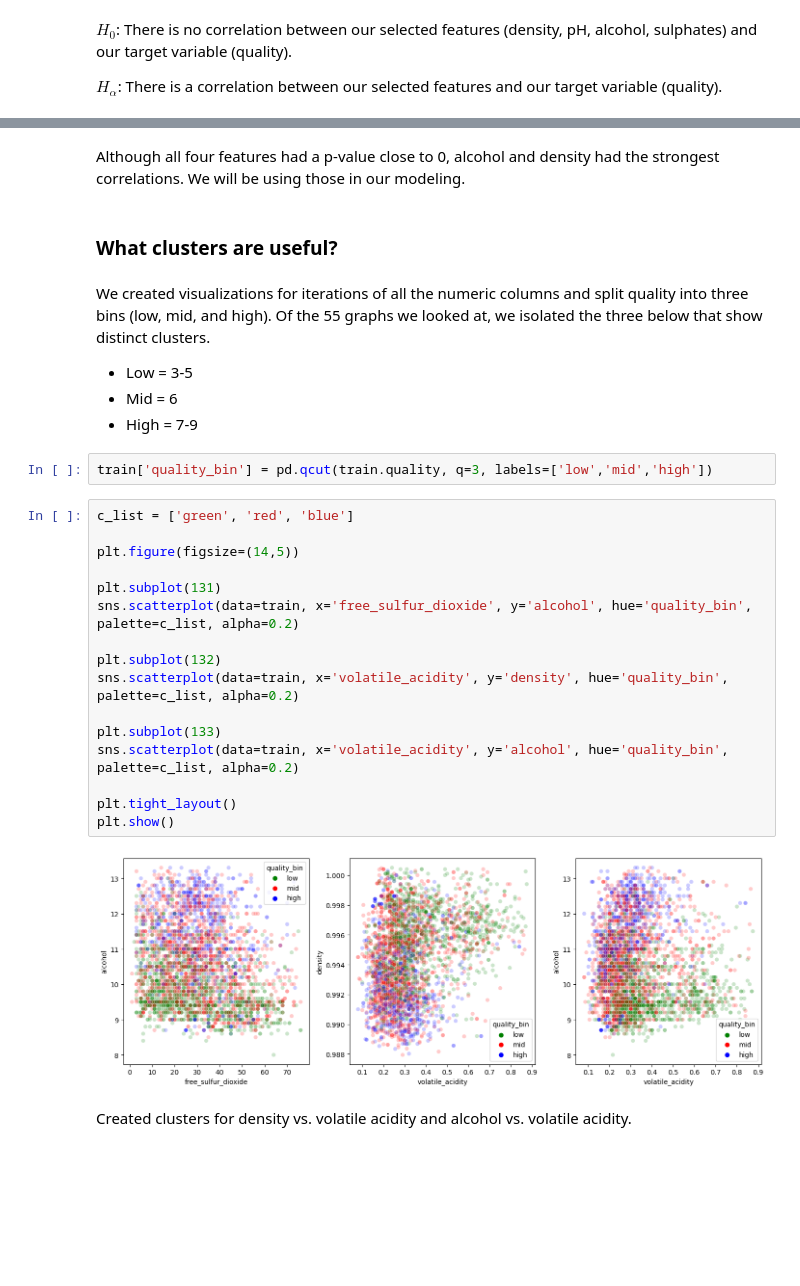
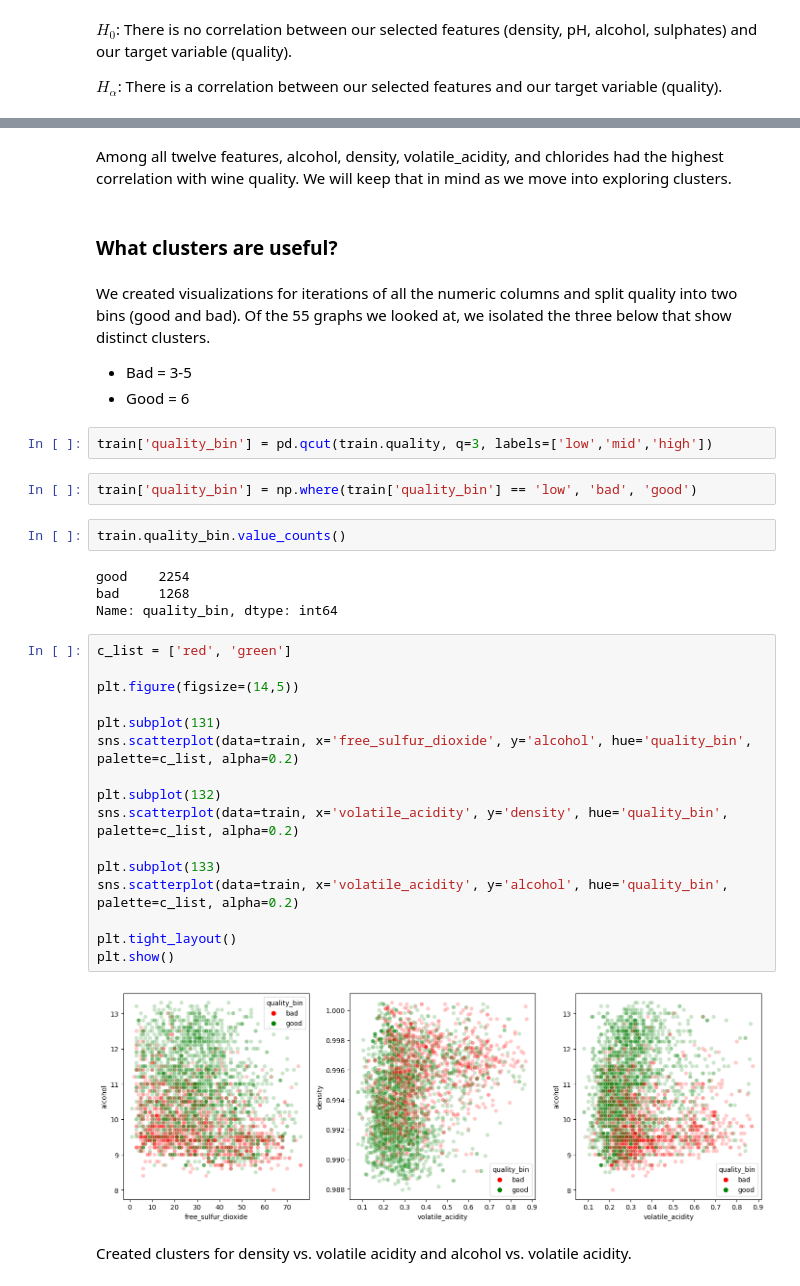
Before and after one commit to pagelwine/wine_project, a Jupyter notebook: final-project.ipynb, the cells around one changed output, grey strips where cells are left out. Drawn from its saved outputs; the diff is of its cells as text; blank space fills up the shorter version.

```diff
--- a/final-project.ipynb
+++ b/final-project.ipynb
@@ -145,32 +145,39 @@ corr_df
 # %% [markdown]
-Although all four features had a p-value close to 0, alcohol and density had the strongest correlations. We will be using those in our modeling.
+Among all twelve features, alcohol, density, volatile_acidity, and chlorides had the highest correlation with wine quality. We will keep that in mind as we move into exploring clusters.
 # %% [markdown]
 ### What clusters are useful?
 # %% [markdown]
-We created visualizations for iterations of all the numeric columns and split quality into three bins (low, mid, and high). Of the 55 graphs we looked at, we isolated the three below that show distinct clusters.
+We created visualizations for iterations of all the numeric columns and split quality into two bins (good and bad). Of the 55 graphs we looked at, we isolated the three below that show distinct clusters.
 
-* Low = 3-5
-* Mid = 6
-* High = 7-9
+* Bad = 3-5
+* Good = 6
 # %%
 train['quality_bin'] = pd.qcut(train.quality, q=3, labels=['low','mid','high'])
+# %%
+train['quality_bin'] = np.where(train['quality_bin'] == 'low', 'bad', 'good')
+# %%
+train.quality_bin.value_counts()
+# %% [output]
+good    2254
+bad     1268
+Name: quality_bin, dtype: int64
 # %%
-c_list = ['green', 'red', 'blue']
+c_list = ['red', 'green']
 
 plt.figure(figsize=(14,5))
 
 plt.subplot(131)
 sns.scatterplot(data=train, x='free_sulfur_dioxide', y='alcohol', hue='quality_bin', palette=c_list, alpha=0.2)
 
 plt.subplot(132)
 sns.scatterplot(data=train, x='volatile_acidity', y='density', hue='quality_bin', palette=c_list, alpha=0.2)
 
 plt.subplot(133)
 sns.scatterplot(data=train, x='volatile_acidity', y='alcohol', hue='quality_bin', palette=c_list, alpha=0.2)
 
 plt.tight_layout()
 plt.show()
 # %% [output]
-[figure, old version]
+[figure, new version]
 # %% [markdown]
 Created clusters for density vs. volatile acidity and alcohol vs. volatile acidity.
```
Also changed, not shown: parts of 27 cells of this notebook.
